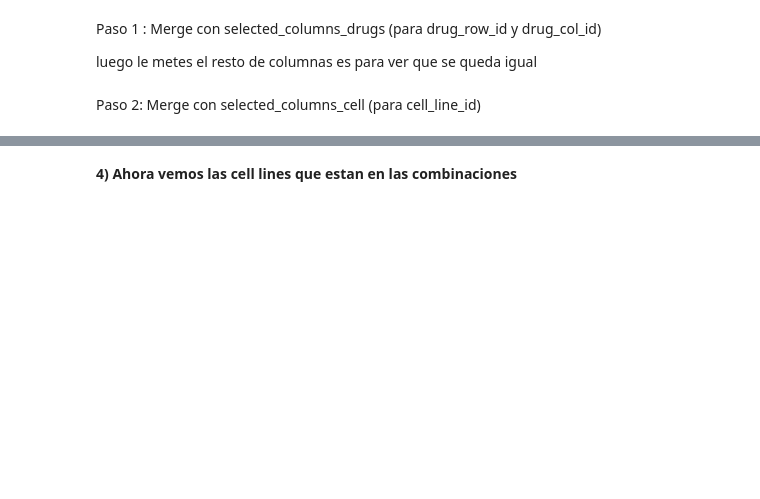
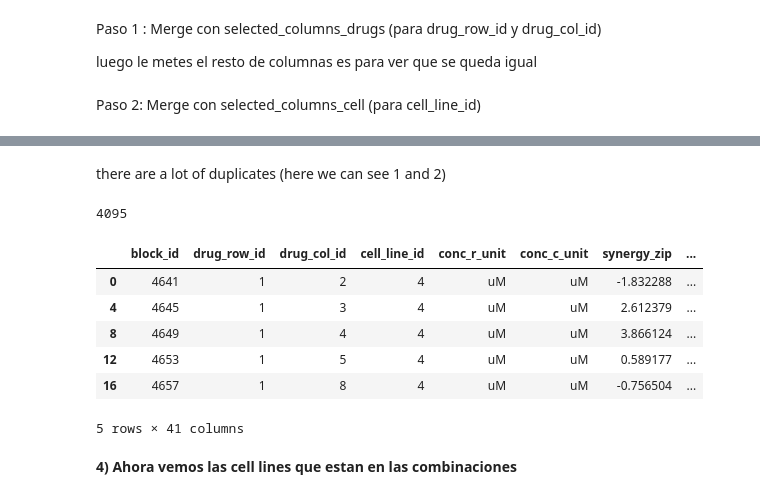
Before and after one commit to sofiaferben/TFM_old, a Jupyter notebook: codigo/20250326_drugcomb_cmap.ipynb, the cells around one changed output, grey strips where cells are left out. Saved outputs shown, nothing was run; the diff lists cells and outputs as text; code cells hidden in the pictures; blank space fills up the shorter version.

```diff
--- a/codigo/20250326_drugcomb_cmap.ipynb
+++ b/codigo/20250326_drugcomb_cmap.ipynb
@@ -202,3 +231,21 @@ filtered_summary.head(2) ## este es el filtered summary con todas las condicione
+# %% [markdown]
+there are a lot of duplicates (here we can see 1 and 2)
+# %%
+# drop duplicates of same drug col row and cell line combination
+filtered_summary_no_duplicates = filtered_summary.drop_duplicates(subset=['drug_row_id', 'drug_col_id', 'cell_line_id'], keep='first')
+
+# Show the df wihout duplicates
+print(filtered_summary_no_duplicates.shape[0])
+filtered_summary_no_duplicates.head(5) ## este es el filtered summary con todas las condiciones que queremos
+# %% [output]
+4095
+|  | block_id | drug_row_id | drug_col_id | cell_line_id | conc_r_unit | conc_c_unit | synergy_zip | ... |
+| 0 | 4641 | 1 | 2 | 4 | uM | uM | -1.832288 | ... |
+| 4 | 4645 | 1 | 3 | 4 | uM | uM | 2.612379 | ... |
+| 8 | 4649 | 1 | 4 | 4 | uM | uM | 3.866124 | ... |
+| 12 | 4653 | 1 | 5 | 4 | uM | uM | 0.589177 | ... |
+| 16 | 4657 | 1 | 8 | 4 | uM | uM | -0.756504 | ... |
+5 rows × 41 columns
 # %% [markdown]
 **4) Ahora vemos las cell lines que estan en las combinaciones**
 # %%
```
Also changed, not shown: parts of 11 cells of this notebook, 1 other file.
